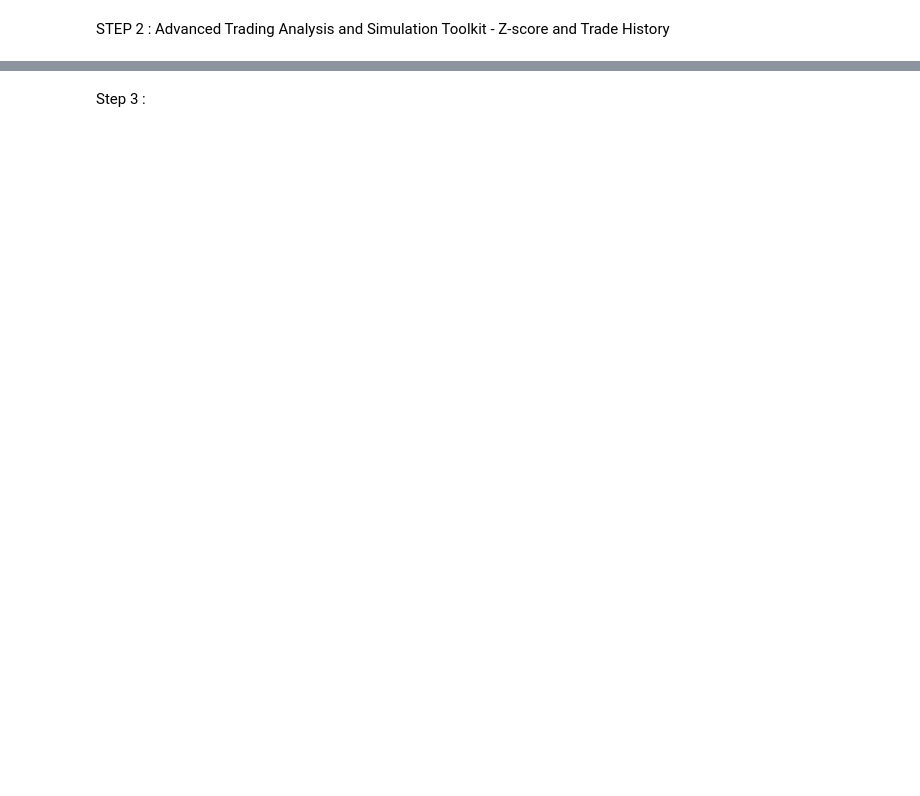
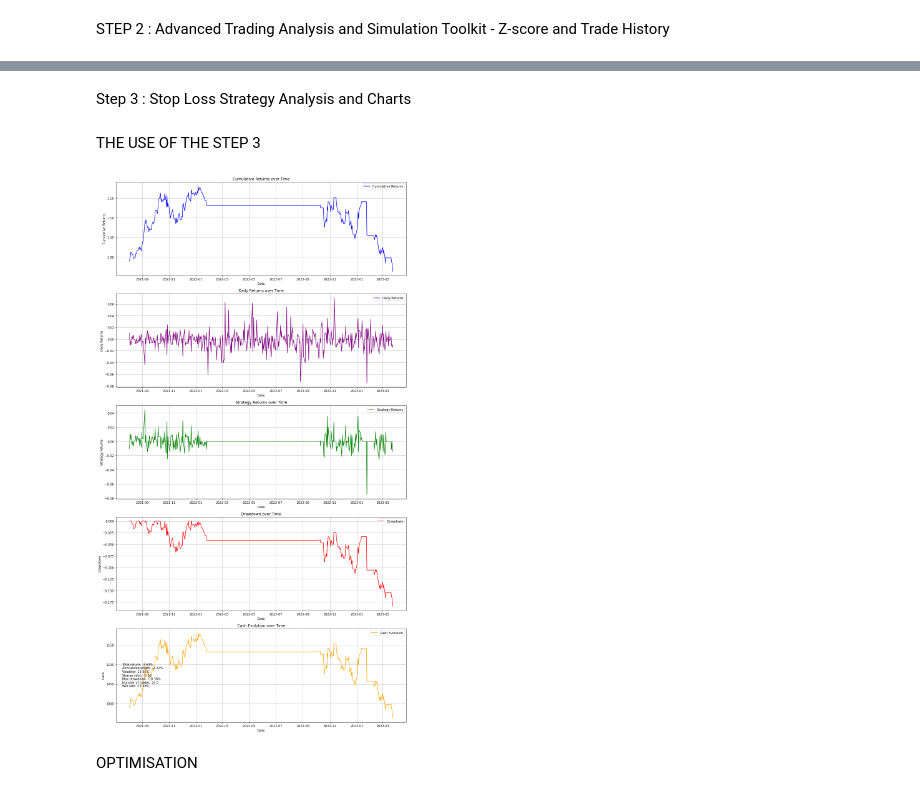
Before and after one commit to asmaounajaren/tradingProject, a Jupyter notebook: PART 1+2/SCRIPT1.ipynb, the cells around one changed output, grey strips where cells are left out. Drawn from its saved outputs; the diff is of its cells as text; code cells hidden in the pictures; blank space fills up the shorter version.

```diff
--- a/PART 1+2/SCRIPT1.ipynb
+++ b/PART 1+2/SCRIPT1.ipynb
@@ -393,2 +418,2 @@ print(trade_history)
-# %% [markdown]
-Step 3 :
+# %% [markdown]
+Step 3 : Stop Loss Strategy Analysis and Charts
@@ -394,0 +566,46 @@ Step 3 :
+# %% [markdown]
+THE USE OF THE STEP 3
+# %%
+
+"""
+the use of function 1
+"""
+
+sector = 'Industrials'
+
+# Analyze cluster pairs and select the first pair
+selected_pairs = analyze_cluster_pairs(sector, 2)
+stock1, stock2 = selected_pairs[0]
+
+# Load sector data, split into train and test sets
+selected_stocks_df, price_data = load_sector_data(sector)
+train_size = int(len(price_data) * 0.8)
+train = price_data[:train_size]
+test = price_data[train_size:]
+
+# Calculate z-score spread
+z_score_spread = calculate_z_score_spread(test, stock1, stock2)
+
+# Define upper and lower thresholds
+upper_threshold = 1
+lower_threshold = -1
+
+# Set initial cash and stop loss level
+initial_cash = 1000
+stop_loss_level = 0.3
+
+# Calculate performance with stop loss
+data, final_cash, total_return, annualized_return, volatility, sharpe_ratio, max_drawdown, num_trades, win_rate = calculate_performance(z_score_spread, stock1, stock2, sector, lower_threshold, upper_threshold, initial_cash, stop_loss_level)
+
+#WE GONNA PLOT THOSE STATS final_cash, total_return, annualized_return, volatility, sharpe_ratio, max_drawdown, num_trades, win_rate AND ALSO THE DATA TABLE IN THE END OF THE PLOT AND STATS
+
+
+"""
+the use of function 2
+"""
+
+plot_performance(data, total_return, annualized_return, volatility, sharpe_ratio, max_drawdown, num_trades, win_rate)
+# %% [output]
+[figure, added]
+# %% [markdown]
+OPTIMISATION
```
Also changed, not shown: parts of 5 cells of this notebook.
